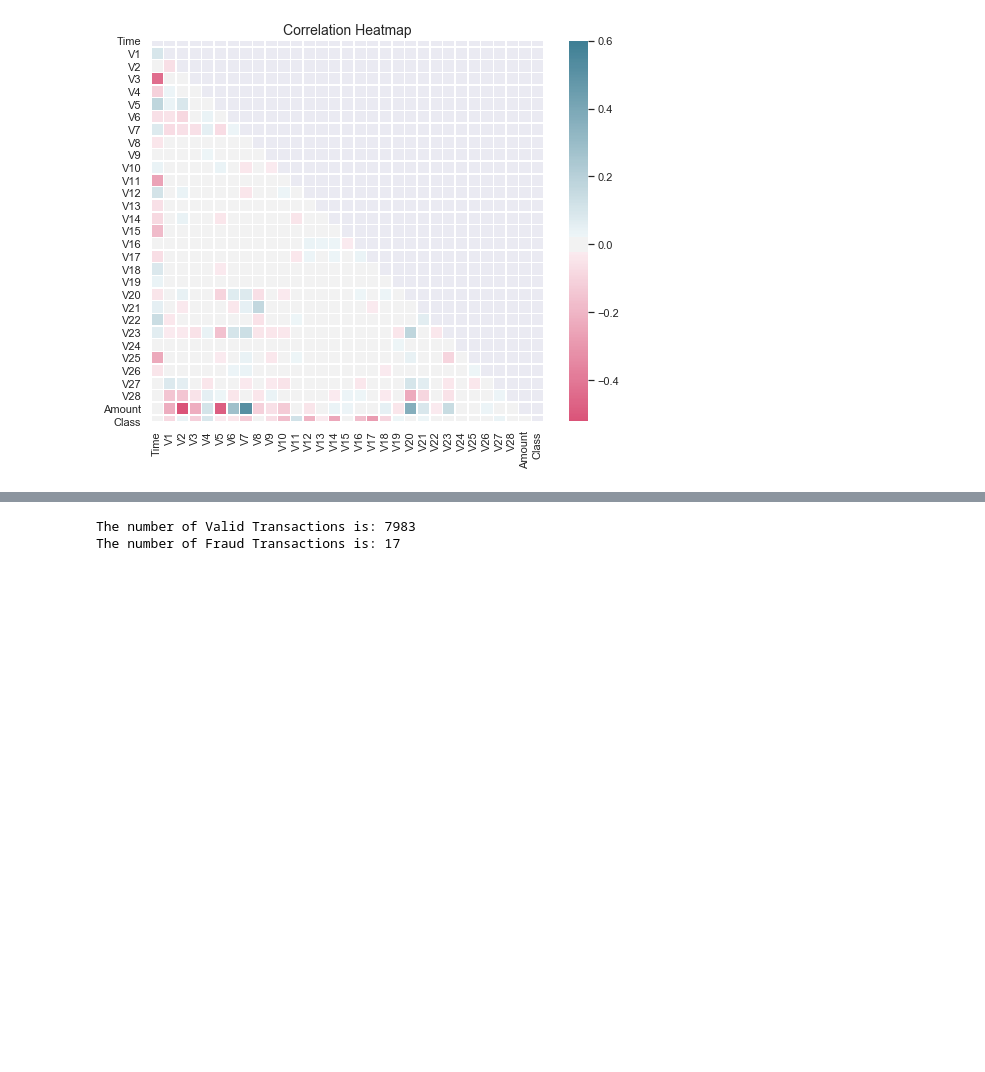
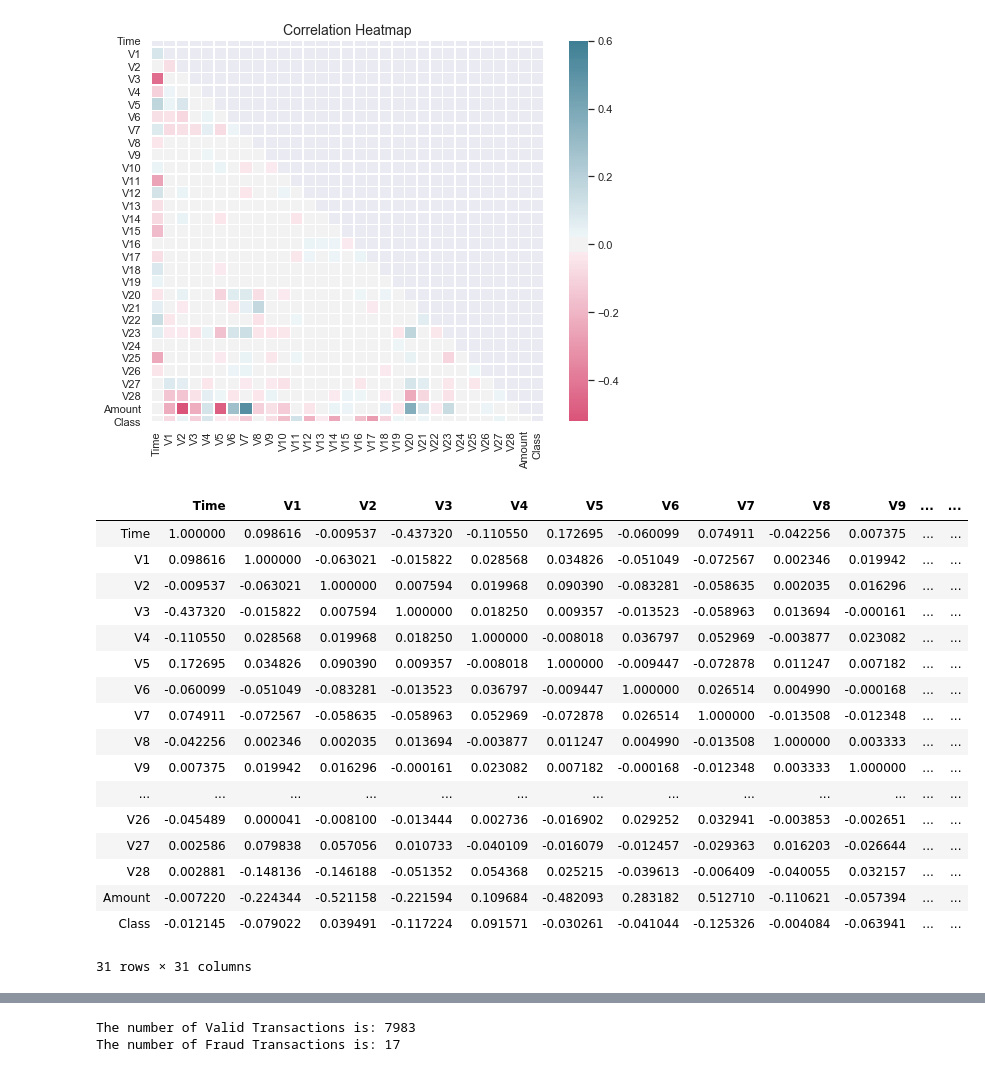
Before and after one commit to ThoaShook/Fraud_Detection, a Jupyter notebook: CreditCard_Fraud_Detection.ipynb, the cells around one changed output, grey strips where cells are left out. Saved outputs shown, nothing was run; the diff lists cells and outputs as text; code cells hidden in the pictures; blank space fills up the shorter version.

Commit message:
Construct a correlation coefficient table

```diff
--- a/CreditCard_Fraud_Detection.ipynb
+++ b/CreditCard_Fraud_Detection.ipynb
@@ -94,3 +97,25 @@ plt.title('Correlation Heatmap', fontsize =14)
 # %% [output]
 Text(0.5, 1, 'Correlation Heatmap')
 [figure]
+# %%
+# Construct a correlation coefficient table between variables
+corr
+# %% [output]
+|  | Time | V1 | V2 | V3 | V4 | V5 | V6 | V7 | V8 | V9 | ... | ... |
+| Time | 1.000000 | 0.098616 | -0.009537 | -0.437320 | -0.110550 | 0.172695 | -0.060099 | 0.074911 | -0.042256 | 0.007375 | ... | ... |
+| V1 | 0.098616 | 1.000000 | -0.063021 | -0.015822 | 0.028568 | 0.034826 | -0.051049 | -0.072567 | 0.002346 | 0.019942 | ... | ... |
+| V2 | -0.009537 | -0.063021 | 1.000000 | 0.007594 | 0.019968 | 0.090390 | -0.083281 | -0.058635 | 0.002035 | 0.016296 | ... | ... |
+| V3 | -0.437320 | -0.015822 | 0.007594 | 1.000000 | 0.018250 | 0.009357 | -0.013523 | -0.058963 | 0.013694 | -0.000161 | ... | ... |
+| V4 | -0.110550 | 0.028568 | 0.019968 | 0.018250 | 1.000000 | -0.008018 | 0.036797 | 0.052969 | -0.003877 | 0.023082 | ... | ... |
+| V5 | 0.172695 | 0.034826 | 0.090390 | 0.009357 | -0.008018 | 1.000000 | -0.009447 | -0.072878 | 0.011247 | 0.007182 | ... | ... |
+| V6 | -0.060099 | -0.051049 | -0.083281 | -0.013523 | 0.036797 | -0.009447 | 1.000000 | 0.026514 | 0.004990 | -0.000168 | ... | ... |
+| V7 | 0.074911 | -0.072567 | -0.058635 | -0.058963 | 0.052969 | -0.072878 | 0.026514 | 1.000000 | -0.013508 | -0.012348 | ... | ... |
+| V8 | -0.042256 | 0.002346 | 0.002035 | 0.013694 | -0.003877 | 0.011247 | 0.004990 | -0.013508 | 1.000000 | 0.003333 | ... | ... |
+| V9 | 0.007375 | 0.019942 | 0.016296 | -0.000161 | 0.023082 | 0.007182 | -0.000168 | -0.012348 | 0.003333 | 1.000000 | ... | ... |
+| ... | ... | ... | ... | ... | ... | ... | ... | ... | ... | ... | ... | ... |
+| V26 | -0.045489 | 0.000041 | -0.008100 | -0.013444 | 0.002736 | -0.016902 | 0.029252 | 0.032941 | -0.003853 | -0.002651 | ... | ... |
+| V27 | 0.002586 | 0.079838 | 0.057056 | 0.010733 | -0.040109 | -0.016079 | -0.012457 | -0.029363 | 0.016203 | -0.026644 | ... | ... |
+| V28 | 0.002881 | -0.148136 | -0.146188 | -0.051352 | 0.054368 | 0.025215 | -0.039613 | -0.006409 | -0.040055 | 0.032157 | ... | ... |
+| Amount | -0.007220 | -0.224344 | -0.521158 | -0.221594 | 0.109684 | -0.482093 | 0.283182 | 0.512710 | -0.110621 | -0.057394 | ... | ... |
+| Class | -0.012145 | -0.079022 | 0.039491 | -0.117224 | 0.091571 | -0.030261 | -0.041044 | -0.125326 | -0.004084 | -0.063941 | ... | ... |
+31 rows × 31 columns
```
Also changed, not shown: parts of 5 cells of this notebook.
